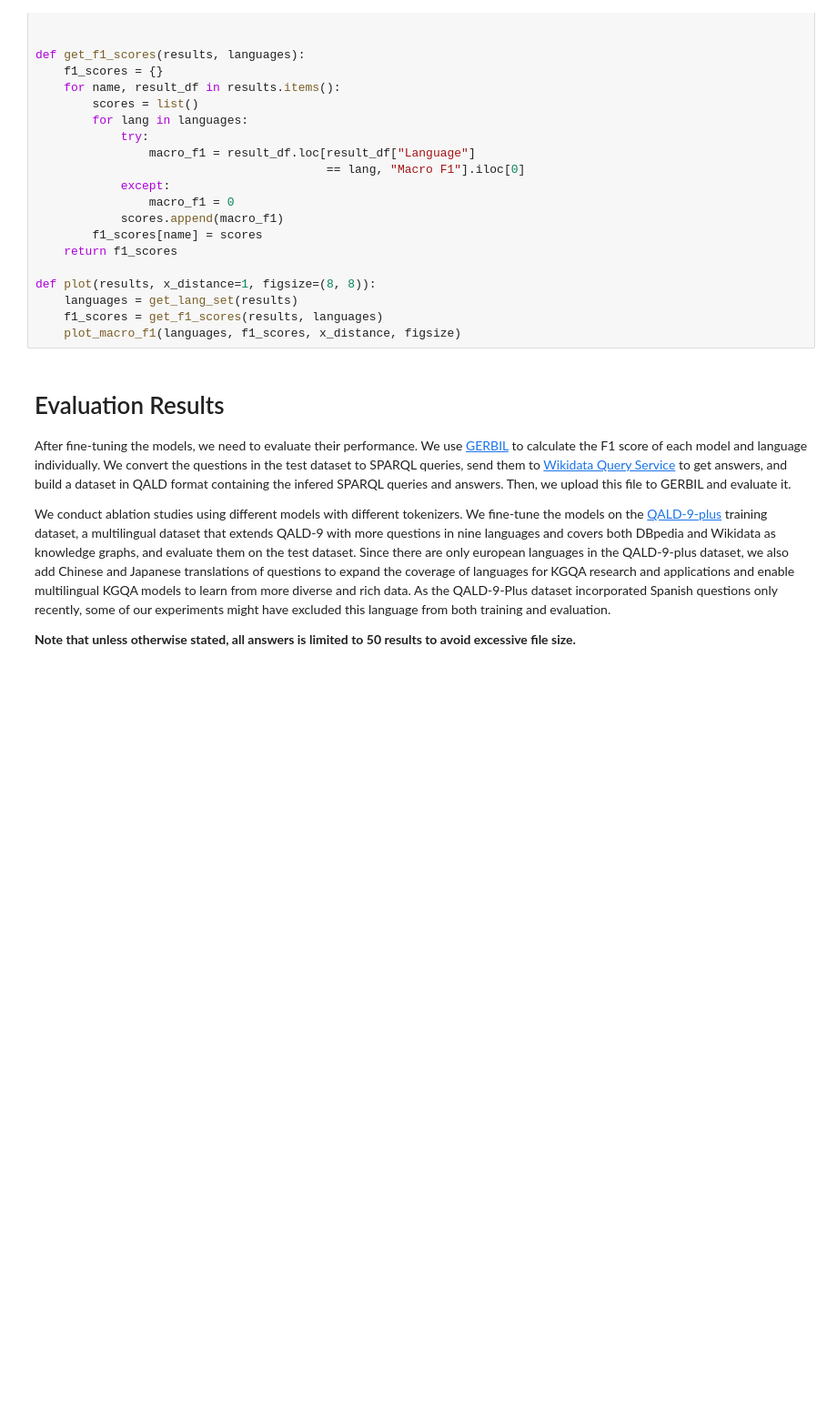
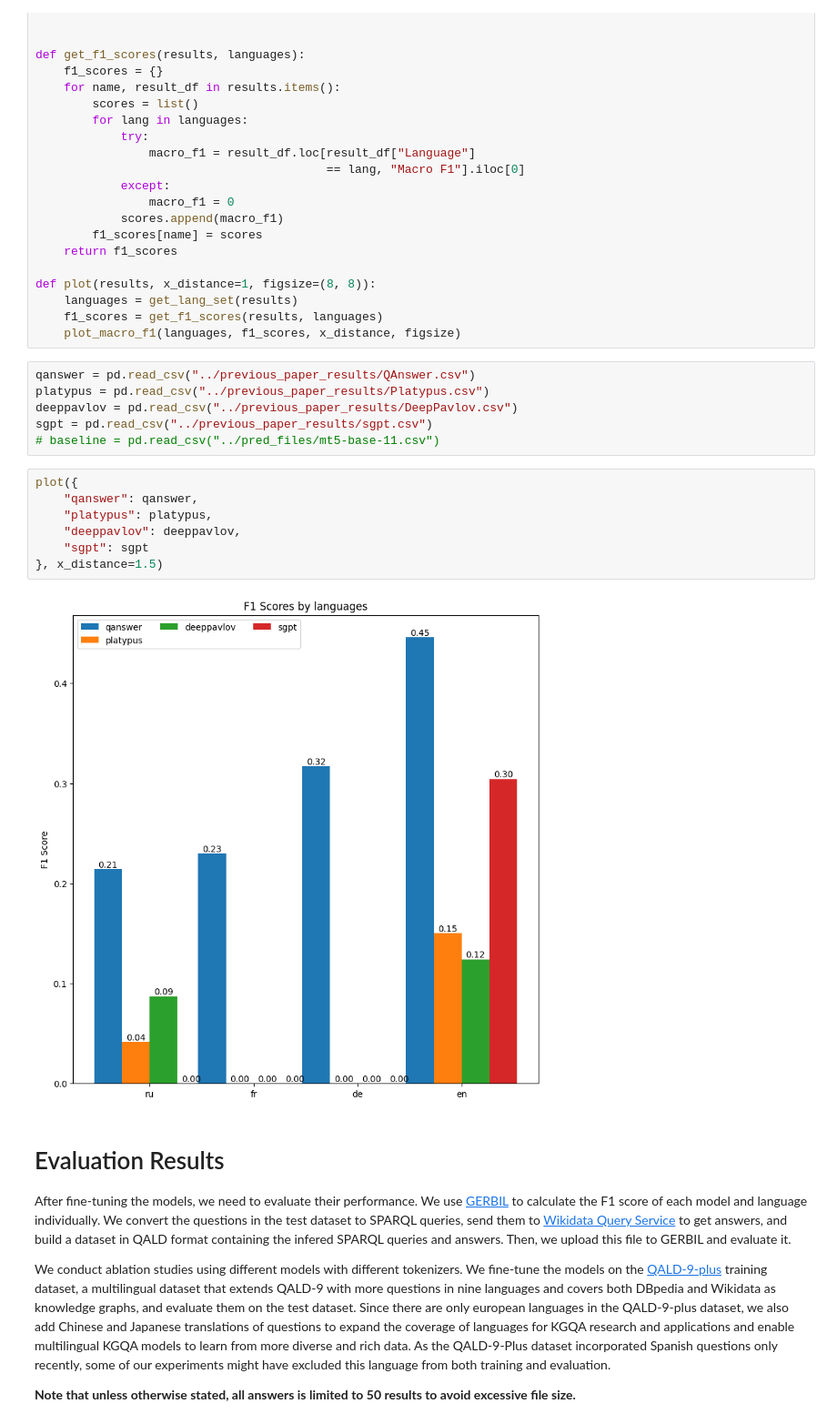
Before and after one commit to dice-group/MST5, a Jupyter notebook: notebooks/eval_results.ipynb, the cells around one changed output. Shown at 91% size. Cells and saved outputs as stored; diff of their text form; blank space fills up the shorter version.

Commit message:
add sgpt results and chart

```diff
--- a/notebooks/eval_results.ipynb
+++ b/notebooks/eval_results.ipynb
@@ -49,6 +49,21 @@ def plot(results, x_distance=1, figsize=(8, 8)):
     languages = get_lang_set(results)
     f1_scores = get_f1_scores(results, languages)
     plot_macro_f1(languages, f1_scores, x_distance, figsize)
+# %%
+qanswer = pd.read_csv("../previous_paper_results/QAnswer.csv")
+platypus = pd.read_csv("../previous_paper_results/Platypus.csv")
+deeppavlov = pd.read_csv("../previous_paper_results/DeepPavlov.csv")
+sgpt = pd.read_csv("../previous_paper_results/sgpt.csv")
+# baseline = pd.read_csv("../pred_files/mt5-base-11.csv")
+# %%
+plot({
+    "qanswer": qanswer,
+    "platypus": platypus,
+    "deeppavlov": deeppavlov,
+    "sgpt": sgpt
+}, x_distance=1.5)
+# %% [output]
+[figure, added]
 # %% [markdown]
 # Evaluation Results
 
```
Also changed, not shown: 1 other file.
